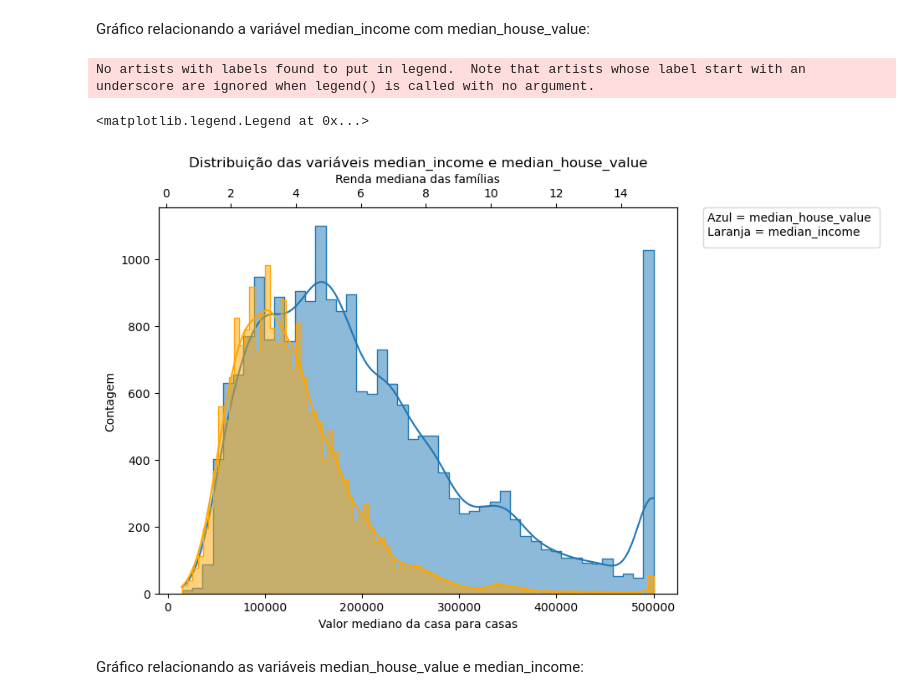
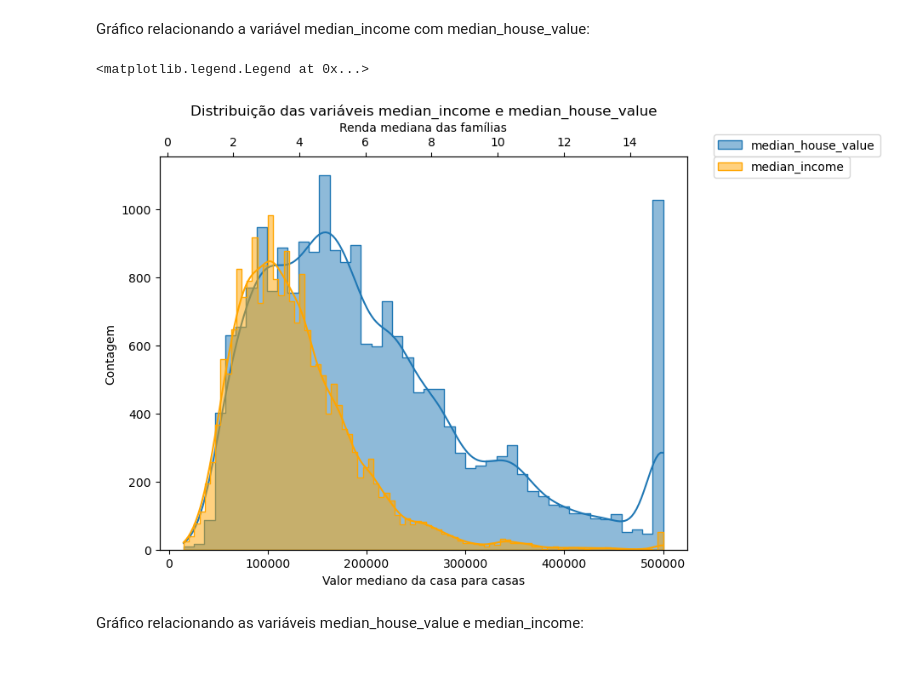
Before and after one commit to nobrevitor/EBAC, a Jupyter notebook: Desenvolvimento de aplicações com Python/3 - Árvores 2 - Árvore de regressão/Profissão Cientista de Dados_M11_assignment01.ipynb, the cells around one changed output. Cells and saved outputs as stored; diff of their text form; code cells hidden in the pictures; blank space fills up the shorter version.

```diff
--- a/Desenvolvimento de aplicações com Python/3 - Árvores 2 - Árvore de regressão/Profissão Cientista de Dados_M11_assignment01.ipynb
+++ b/Desenvolvimento de aplicações com Python/3 - Árvores 2 - Árvore de regressão/Profissão Cientista de Dados_M11_assignment01.ipynb
@@ -178,34 +178,39 @@ Gráfico relacionando a variável median_income com median_house_value:
 # %%
 plt.rc('figure', figsize=(8, 6))
 
 ax = sns.histplot(data=df,
                   x='median_house_value',
                   kde=True,
-                  element='step'
+                  element='step',
+                  label='median_house_value'
                  )
 
 plt.ylabel('Contagem')
 plt.xlabel('Valor mediano da casa para casas')
 
 ax2 = ax.twiny()
 ax2 = sns.histplot(data=df,
                    x='median_income',
                    kde=True,
                    element='step',
-                   color ='Orange'
+                   color ='Orange',
+                   label='median_income'
                   )
 
 plt.xlabel('Renda mediana das famílias')
 plt.title('Distribuição das variáveis median_income e median_house_value')
-plt.legend(title = 'Azul = median_house_value \nLaranja = median_income',
-                bbox_to_anchor = (1.05, 1),
-                loc = 2,
-                borderaxespad = 0,
-                )
+ax2.legend(bbox_to_anchor = (1.05, 1),
+           loc = 2,
+           borderaxespad = 0
+           )
+
+ax.legend(bbox_to_anchor = (1.05, 1),
+          loc = 3,
+          borderaxespad = 0
+         )
 # %% [output]
-No artists with labels found to put in legend.  Note that artists whose label start with an underscore are ignored when legend() is called with no argument.
+<matplotlib.legend.Legend at 0x...>
-<matplotlib.legend.Legend at 0x...>
-[figure, old version]
+[figure, new version]
 # %% [markdown]
 Gráfico relacionando as variáveis median_house_value e median_income:
 # %%
```
Also changed, not shown: parts of 1 cell of this notebook.
